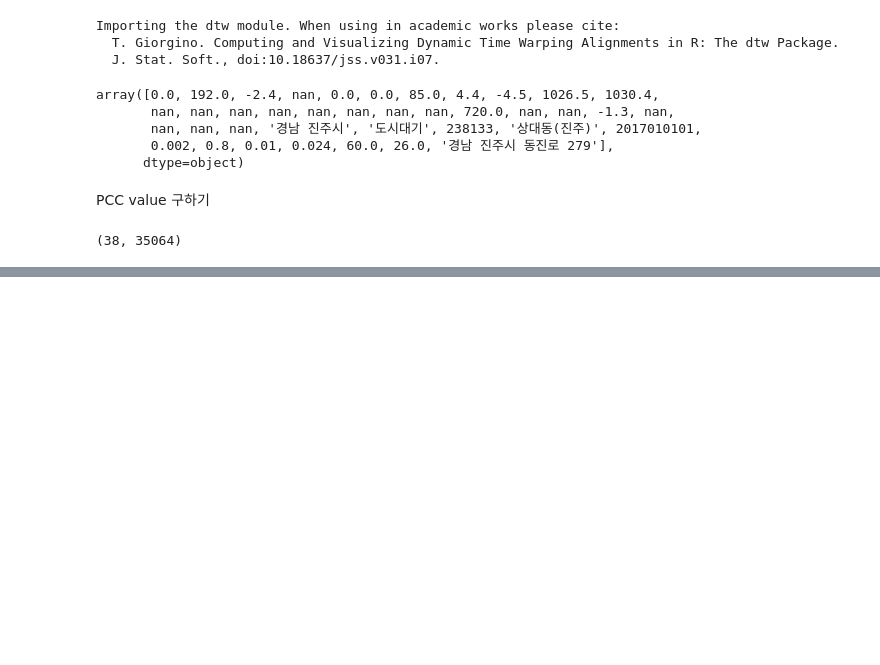
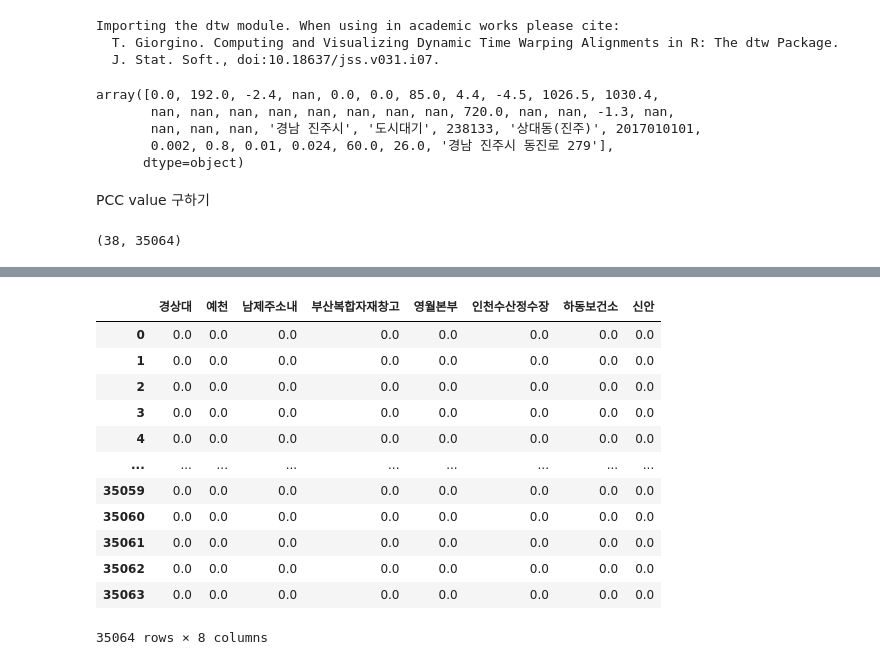
Before and after one commit to djkim0516/Local_Solar_Ratio, a Jupyter notebook: make_csv.ipynb, the cells around one changed output, grey strips where cells are left out. Saved outputs shown, nothing was run; the diff lists cells and outputs as text; code cells hidden in the pictures; blank space fills up the shorter version.

```diff
--- a/make_csv.ipynb
+++ b/make_csv.ipynb
@@ -78,0 +172,16 @@ for col in columns:
+# %%
+temp
+# %% [output]
+|  | 경상대 | 예천 | 남제주소내 | 부산복합자재창고 | 영월본부 | 인천수산정수장 | 하동보건소 | 신안 |
+| 0 | 0.0 | 0.0 | 0.0 | 0.0 | 0.0 | 0.0 | 0.0 | 0.0 |
+| 1 | 0.0 | 0.0 | 0.0 | 0.0 | 0.0 | 0.0 | 0.0 | 0.0 |
+| 2 | 0.0 | 0.0 | 0.0 | 0.0 | 0.0 | 0.0 | 0.0 | 0.0 |
+| 3 | 0.0 | 0.0 | 0.0 | 0.0 | 0.0 | 0.0 | 0.0 | 0.0 |
+| 4 | 0.0 | 0.0 | 0.0 | 0.0 | 0.0 | 0.0 | 0.0 | 0.0 |
+| ... | ... | ... | ... | ... | ... | ... | ... | ... |
+| 35059 | 0.0 | 0.0 | 0.0 | 0.0 | 0.0 | 0.0 | 0.0 | 0.0 |
+| 35060 | 0.0 | 0.0 | 0.0 | 0.0 | 0.0 | 0.0 | 0.0 | 0.0 |
+| 35061 | 0.0 | 0.0 | 0.0 | 0.0 | 0.0 | 0.0 | 0.0 | 0.0 |
+| 35062 | 0.0 | 0.0 | 0.0 | 0.0 | 0.0 | 0.0 | 0.0 | 0.0 |
+| 35063 | 0.0 | 0.0 | 0.0 | 0.0 | 0.0 | 0.0 | 0.0 | 0.0 |
+35064 rows × 8 columns
```
Also changed, not shown: parts of 30 cells of this notebook, 25 other files.
